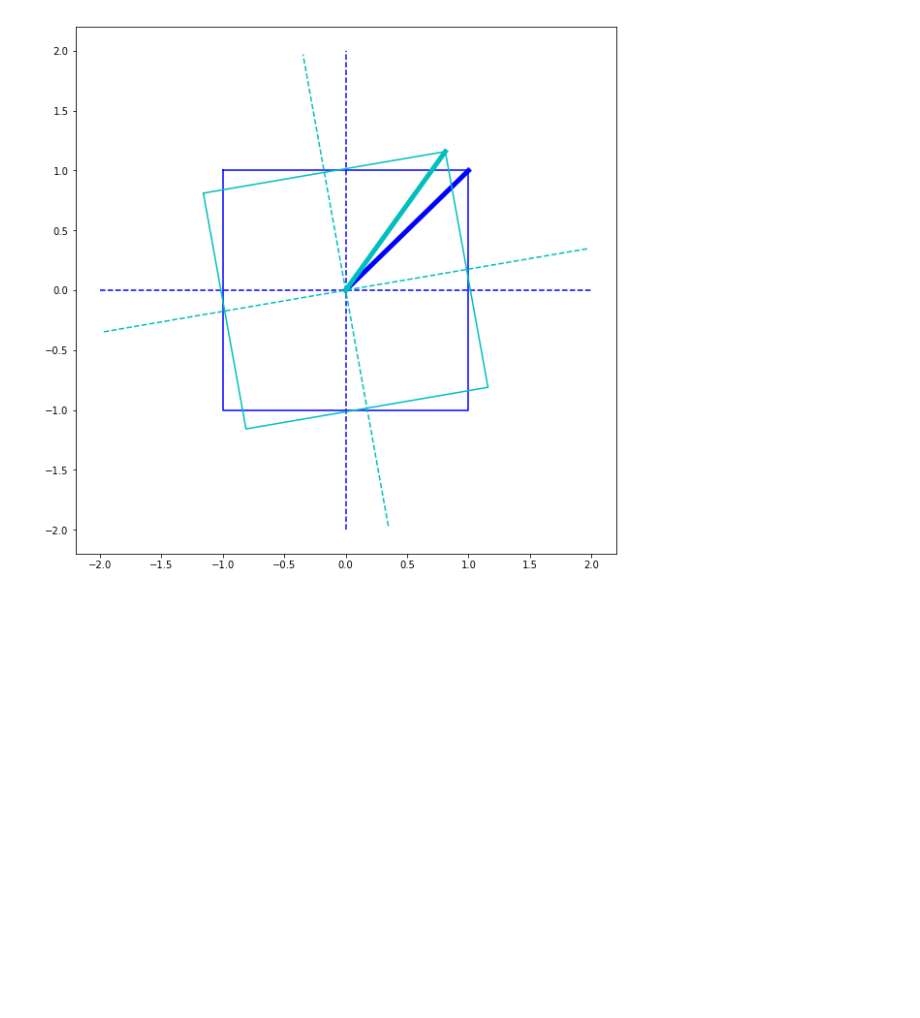
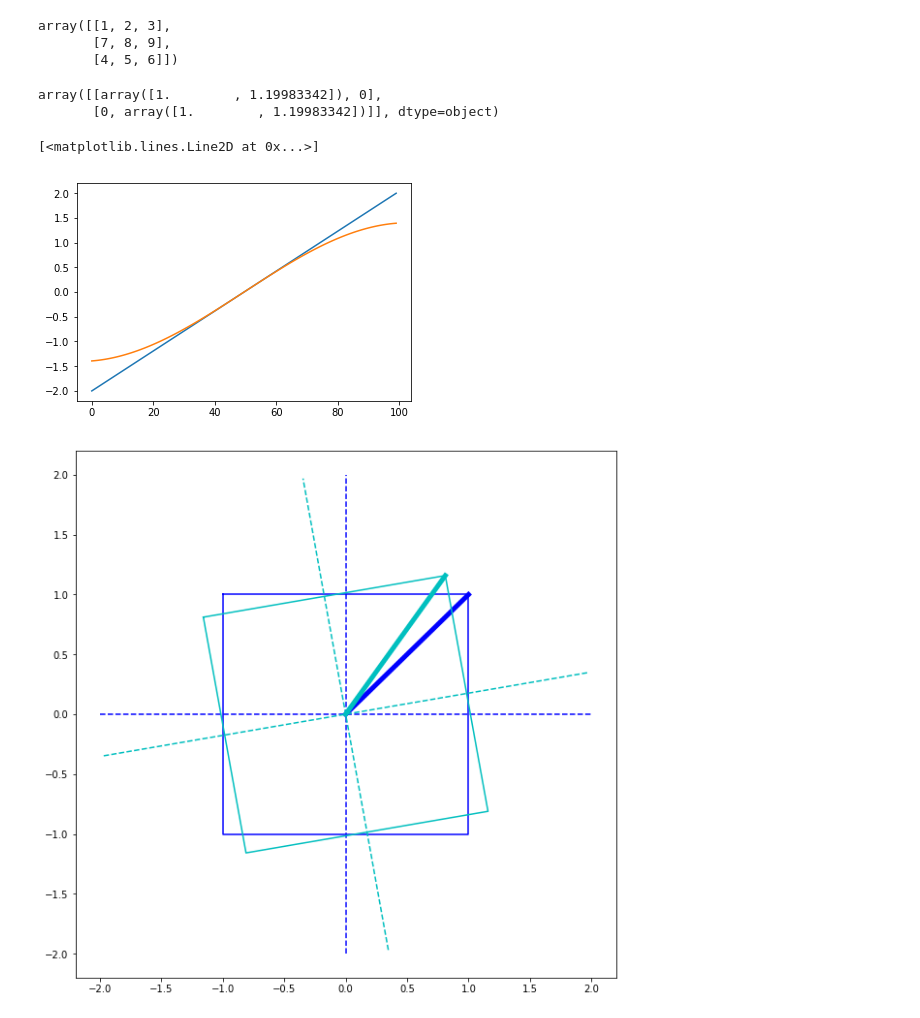
Before and after one commit to irfanhasib0/Control-algorithms, a Jupyter notebook: Linear Algebra.ipynb, the cells around one changed output. Saved outputs shown, nothing was run; the diff lists cells and outputs as text; code cells hidden in the pictures; blank space fills up the shorter version.

```diff
--- a/Linear Algebra.ipynb
+++ b/Linear Algebra.ipynb
@@ -139,3 +357,23 @@ rvect=rotate(vect,angle)
+# %%
+l1=np.array([[1,2,3],[7,8,9]])
+l2=np.array([[4,5,6]])
+np.concatenate((l1,l2))
+# %% [output]
+array([[1, 2, 3],
+       [7, 8, 9],
+       [4, 5, 6]])
+# %%
+matrix_nl(vect[:,0],vect[:,1])
+# %% [output]
+array([[array([1.        , 1.19983342]), 0],
+       [0, array([1.        , 1.19983342])]], dtype=object)
+# %%
+plt.plot(lt.Xaxis[:,0])
+plt.plot(lt.TXaxis[:,0])
+#lt.TXaxis
+# %% [output]
+[<matplotlib.lines.Line2D at 0x...>]
+[figure, added]
 # %%
 fig,ax=plt.subplots(nrows=1,ncols=1,figsize=(10,10))
 #ax.imshow(frame)
```
Also changed, not shown: parts of 7 cells of this notebook.
